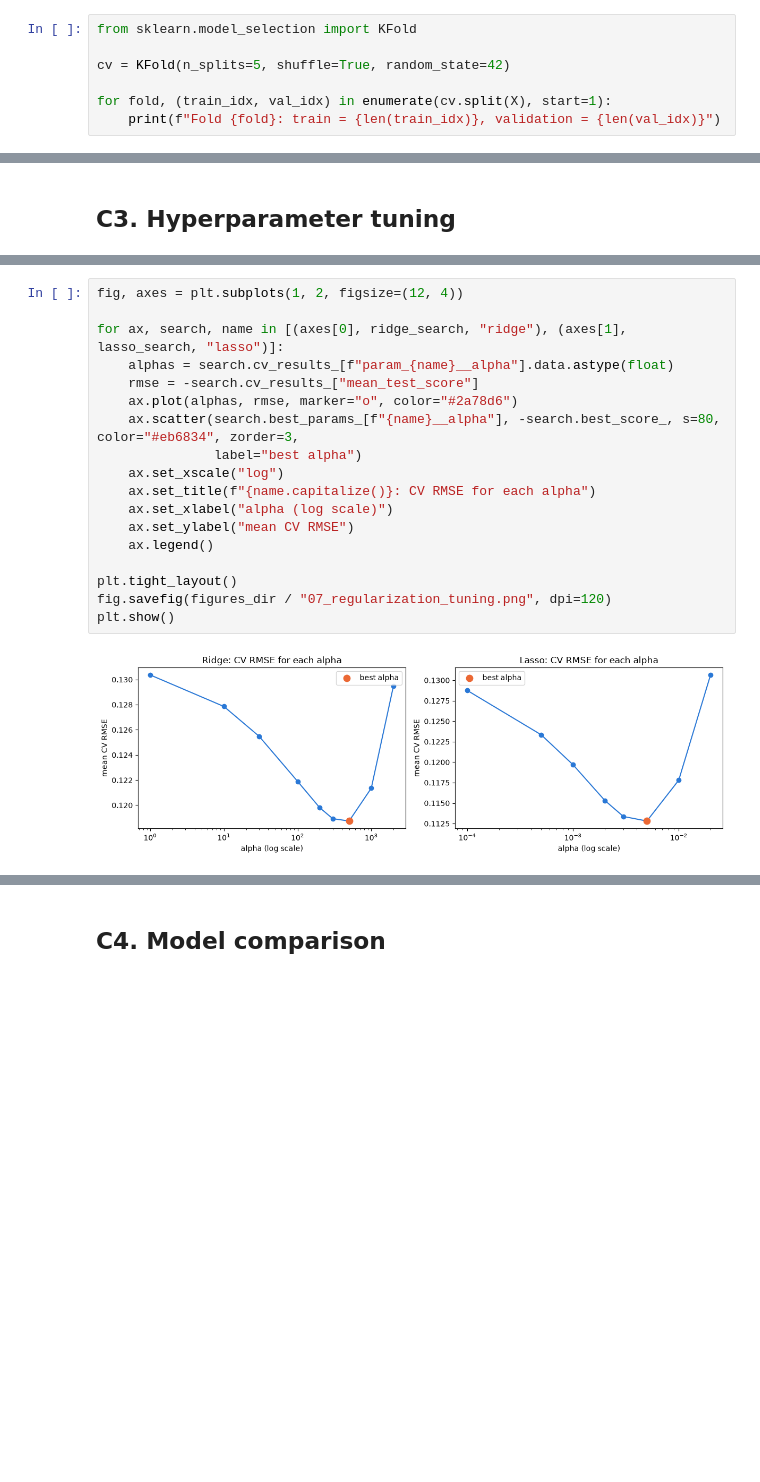
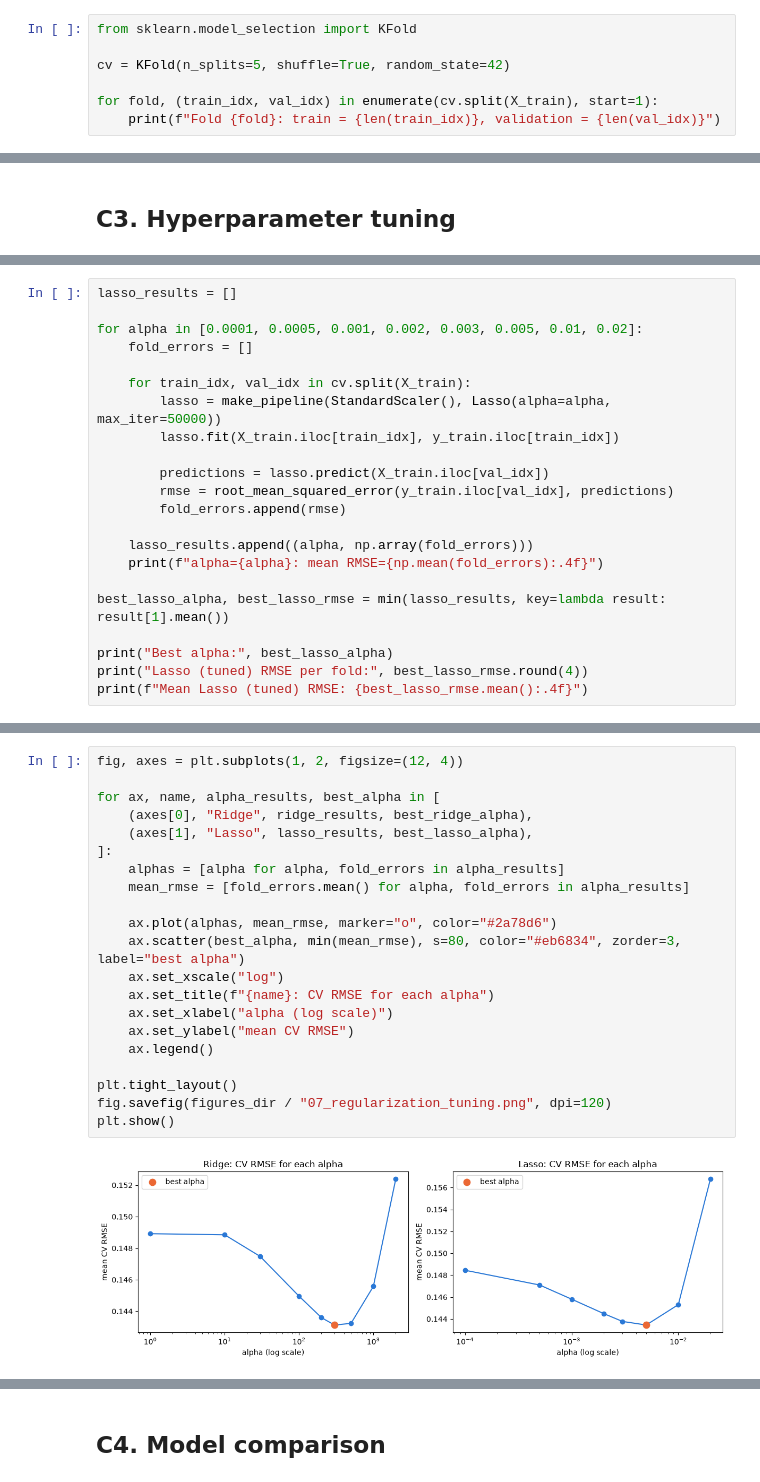
Before and after one commit to barxudaryangor/house-prices-gor-barkhudaryan, a Jupyter notebook: notebooks/02_Models.ipynb, the cells around one changed output, grey strips where cells are left out. Cells and saved outputs as stored; diff of their text form; blank space fills up the shorter version.

```diff
--- a/notebooks/02_Models.ipynb
+++ b/notebooks/02_Models.ipynb
@@ -48,6 +52,6 @@ from sklearn.model_selection import KFold
 
 cv = KFold(n_splits=5, shuffle=True, random_state=42)
 
-for fold, (train_idx, val_idx) in enumerate(cv.split(X), start=1):
+for fold, (train_idx, val_idx) in enumerate(cv.split(X_train), start=1):
     print(f"Fold {fold}: train = {len(train_idx)}, validation = {len(val_idx)}")
 # %% [output]
@@ -225,0 +278,22 @@ Mean: 0.1162 ± 0.0054
+# %%
+lasso_results = []
+
+for alpha in [0.0001, 0.0005, 0.001, 0.002, 0.003, 0.005, 0.01, 0.02]:
+    fold_errors = []
+
+    for train_idx, val_idx in cv.split(X_train):
+        lasso = make_pipeline(StandardScaler(), Lasso(alpha=alpha, max_iter=50000))
+        lasso.fit(X_train.iloc[train_idx], y_train.iloc[train_idx])
+
+        predictions = lasso.predict(X_train.iloc[val_idx])
+        rmse = root_mean_squared_error(y_train.iloc[val_idx], predictions)
+        fold_errors.append(rmse)
+
+    lasso_results.append((alpha, np.array(fold_errors)))
+    print(f"alpha={alpha}: mean RMSE={np.mean(fold_errors):.4f}")
+
+best_lasso_alpha, best_lasso_rmse = min(lasso_results, key=lambda result: result[1].mean())
+
+print("Best alpha:", best_lasso_alpha)
+print("Lasso (tuned) RMSE per fold:", best_lasso_rmse.round(4))
+print(f"Mean Lasso (tuned) RMSE: {best_lasso_rmse.mean():.4f}")
@@ -226,21 +362,24 @@ Mean: 0.1162 ± 0.0054
 # %%
 fig, axes = plt.subplots(1, 2, figsize=(12, 4))
 
-for ax, search, name in [(axes[0], ridge_search, "ridge"), (axes[1], lasso_search, "lasso")]:
-    alphas = search.cv_results_[f"param_{name}__alpha"].data.astype(float)
-    rmse = -search.cv_results_["mean_test_score"]
-    ax.plot(alphas, rmse, marker="o", color="#2a78d6")
-    ax.scatter(search.best_params_[f"{name}__alpha"], -search.best_score_, s=80, color="#eb6834", zorder=3,
-               label="best alpha")
+for ax, name, alpha_results, best_alpha in [
+    (axes[0], "Ridge", ridge_results, best_ridge_alpha),
+    (axes[1], "Lasso", lasso_results, best_lasso_alpha),
+]:
+    alphas = [alpha for alpha, fold_errors in alpha_results]
+    mean_rmse = [fold_errors.mean() for alpha, fold_errors in alpha_results]
+
+    ax.plot(alphas, mean_rmse, marker="o", color="#2a78d6")
+    ax.scatter(best_alpha, min(mean_rmse), s=80, color="#eb6834", zorder=3, label="best alpha")
     ax.set_xscale("log")
-    ax.set_title(f"{name.capitalize()}: CV RMSE for each alpha")
+    ax.set_title(f"{name}: CV RMSE for each alpha")
     ax.set_xlabel("alpha (log scale)")
     ax.set_ylabel("mean CV RMSE")
     ax.legend()
 
 plt.tight_layout()
 fig.savefig(figures_dir / "07_regularization_tuning.png", dpi=120)
 plt.show()
 # %% [output]
-[figure, old version]
+[figure, new version]
 # %% [markdown]
```
Also changed, not shown: parts of 49 cells of this notebook, 9 other files.
